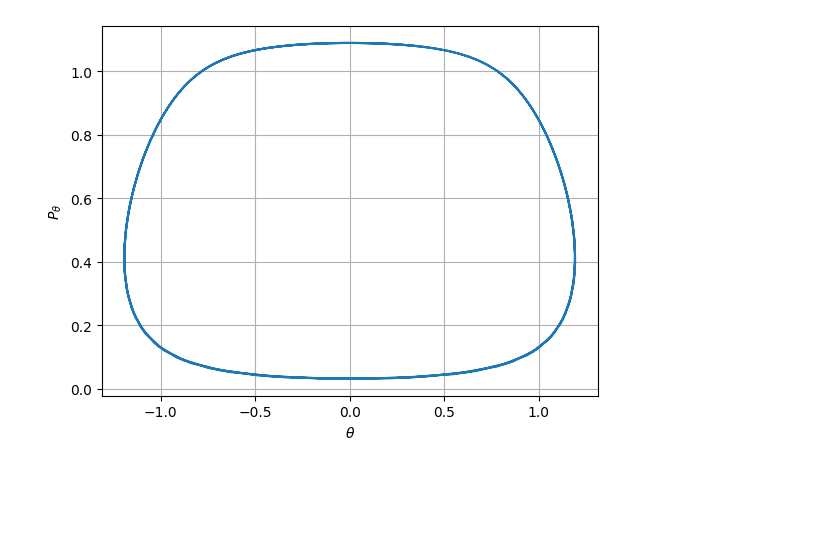
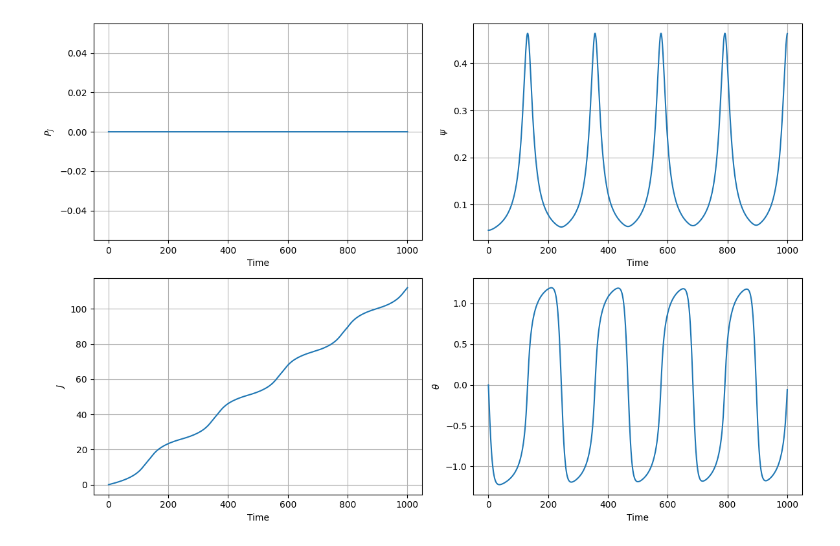
Before and after one commit to PlasmaPhy/Eq-of-motion, a Jupyter notebook: solve_paper_equations.ipynb, the cells around one changed output. Drawn from its saved outputs; the diff is of its cells as text; code cells hidden in the pictures; blank space fills up the shorter version.

Commit message:
Updated Paper_equations and solve_paper_equations files

```diff
--- a/solve_paper_equations.ipynb
+++ b/solve_paper_equations.ipynb
@@ -1,39 +1,65 @@
 # %%
 import numpy as np
 import matplotlib.pyplot as plt
 import Paper_equations
 import importlib
 
 # import library with equations
 importlib.reload(Paper_equations)
 
 # Initial conditions
 t0 = 0
-initial_J = 2
-initial_psi = 1
-initial_P_J = -0.0272# initial_J*(1-(2*initial_psi)**(1/2))
-initial_theta = 3.1415/4
+initial_J = 0
+initial_psi = 0.045
+initial_P_J = -0.0272  # initial_J*(1-(2*initial_psi)**(1/2))
+initial_theta = 0
 
 y0 = np.array([initial_J, initial_psi, initial_J, initial_theta])
-tf = 10  # Final time
+tf = 1000  # Final time
 h = 0.05  # Step size
-m = 0.5
-q_0 = 1.1
+m = 10 ** (-6)
+q_0 = 1
 q_wall = 3.5
 
 # Solve the differential equations
-t_values, y_values = Paper_equations.solve_runge_kutta4(Paper_equations.paper_differential_equations, t0, y0, tf, h, m, q_0)
+t_values = np.linspace(t0, tf, int(tf / h) + 1)
+#t_values, y_values = Paper_equations.solve_runge_kutta4(Paper_equations.paper_differential_equations, t0, y0, tf, h, m, q_0)
+y_values = Paper_equations.solve_with_odeint(Paper_equations.paper_differential_equations, t0, y0, tf, h, m, q_0)
 
+# Extracting individual components
 P_J_values = y_values[:, 0]
 psi_values = y_values[:, 1]
 J_values = y_values[:, 2]
 theta_values = y_values[:, 3]
 
+# Create subplots
+plt.figure(figsize=(12, 8))
 
-plt.plot(theta_values, psi_values)
-plt.xlabel('$\\theta$')
-plt.ylabel('$P_{\\theta}$')
+plt.subplot(2, 2, 1)
+plt.plot(t_values, P_J_values)
+plt.xlabel('Time')
+plt.ylabel('$P_J$')
 plt.grid(True)
+
+plt.subplot(2, 2, 2)
+plt.plot(t_values, psi_values)
+plt.xlabel('Time')
+plt.ylabel('$\\psi$')
+plt.grid(True)
+
+plt.subplot(2, 2, 3)
+plt.plot(t_values, J_values)
+plt.xlabel('Time')
+plt.ylabel('$J$')
+plt.grid(True)
+
+plt.subplot(2, 2, 4)
+plt.plot(t_values, theta_values)
+plt.xlabel('Time')
+plt.ylabel('$\\theta$')
+plt.grid(True)
+
+plt.tight_layout()
 plt.show()
 # %% [output]
-[figure, old version]
+[figure, new version]
```
Also changed, not shown: parts of 3 cells of this notebook, 1 other file.
